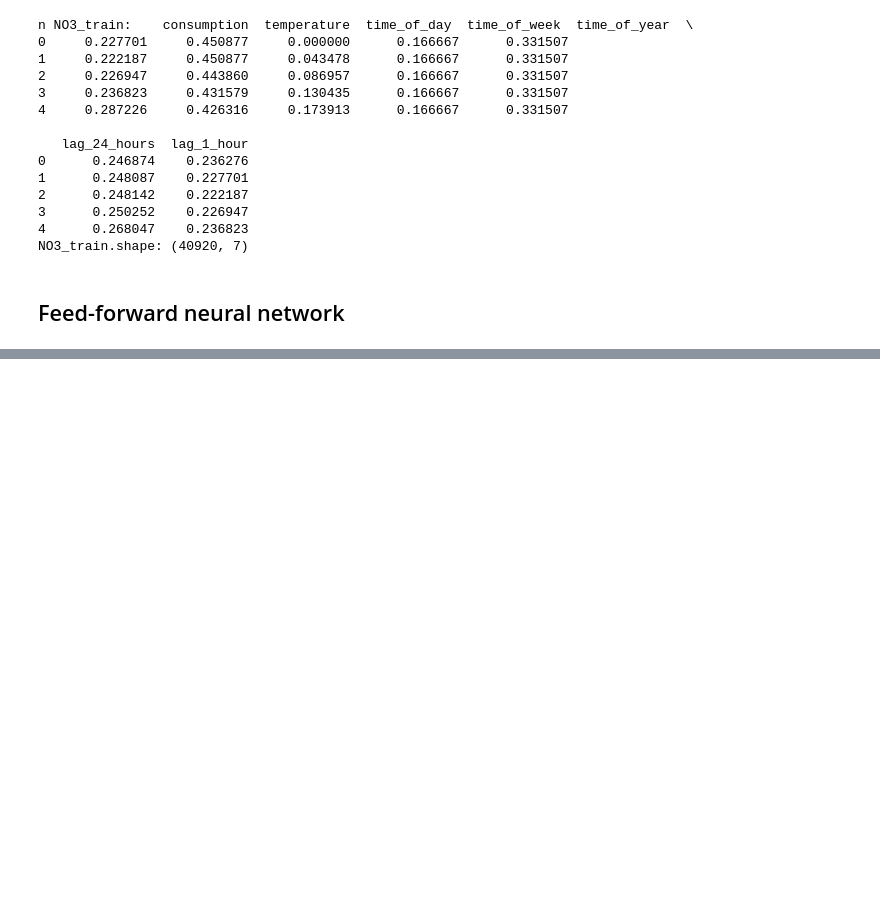
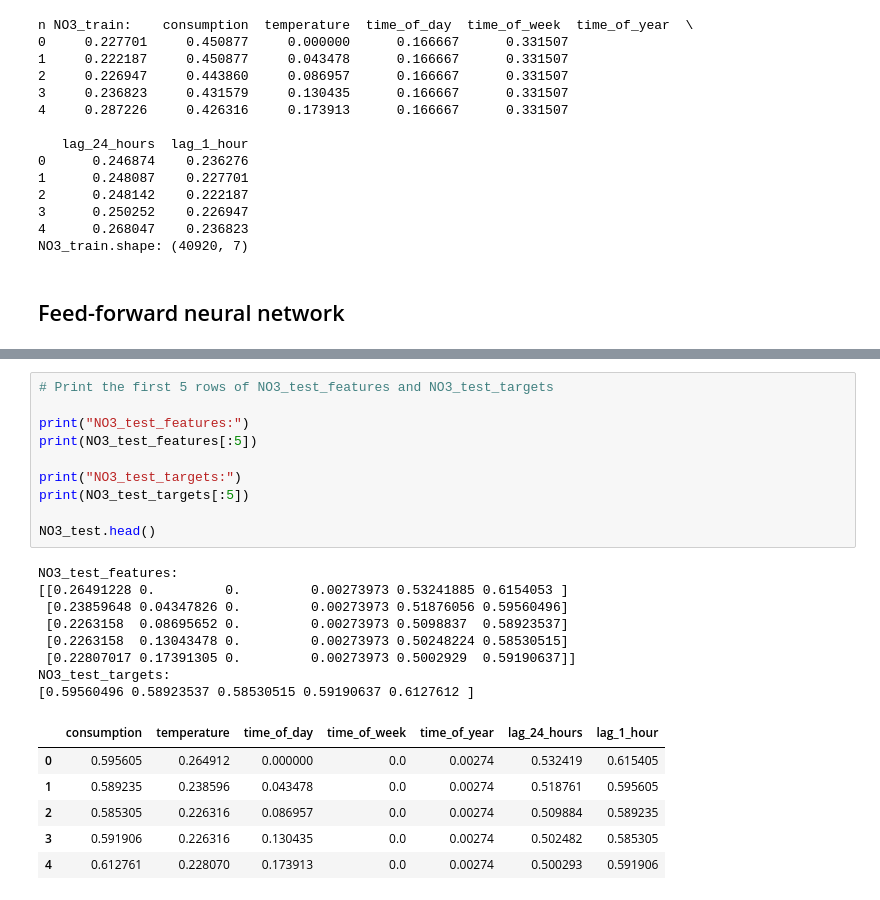
Before and after one commit to gunhamn/public, a Jupyter notebook: DL_Forecasting/training.ipynb, the cells around one changed output, grey strips where cells are left out. Cells and saved outputs as stored; diff of their text form; blank space fills up the shorter version.

```diff
--- a/DL_Forecasting/training.ipynb
+++ b/DL_Forecasting/training.ipynb
@@ -117,0 +122,25 @@ Model saved
+# %%
+# Print the first 5 rows of NO3_test_features and NO3_test_targets
+
+print("NO3_test_features:")
+print(NO3_test_features[:5])
+
+print("NO3_test_targets:")
+print(NO3_test_targets[:5])
+
+NO3_test.head()
+# %% [output]
+NO3_test_features:
+[[0.26491228 0.         0.         0.00273973 0.53241885 0.6154053 ]
+ [0.23859648 0.04347826 0.         0.00273973 0.51876056 0.59560496]
+ [0.2263158  0.08695652 0.         0.00273973 0.5098837  0.58923537]
+ [0.2263158  0.13043478 0.         0.00273973 0.50248224 0.58530515]
+ [0.22807017 0.17391305 0.         0.00273973 0.5002929  0.59190637]]
+NO3_test_targets:
+[0.59560496 0.58923537 0.58530515 0.59190637 0.6127612 ]
+|  | consumption | temperature | time_of_day | time_of_week | time_of_year | lag_24_hours | lag_1_hour |
+| 0 | 0.595605 | 0.264912 | 0.000000 | 0.0 | 0.00274 | 0.532419 | 0.615405 |
+| 1 | 0.589235 | 0.238596 | 0.043478 | 0.0 | 0.00274 | 0.518761 | 0.595605 |
+| 2 | 0.585305 | 0.226316 | 0.086957 | 0.0 | 0.00274 | 0.509884 | 0.589235 |
+| 3 | 0.591906 | 0.226316 | 0.130435 | 0.0 | 0.00274 | 0.502482 | 0.585305 |
+| 4 | 0.612761 | 0.228070 | 0.173913 | 0.0 | 0.00274 | 0.500293 | 0.591906 |
```
Also changed, not shown: parts of 2 cells of this notebook, 2 other files.
